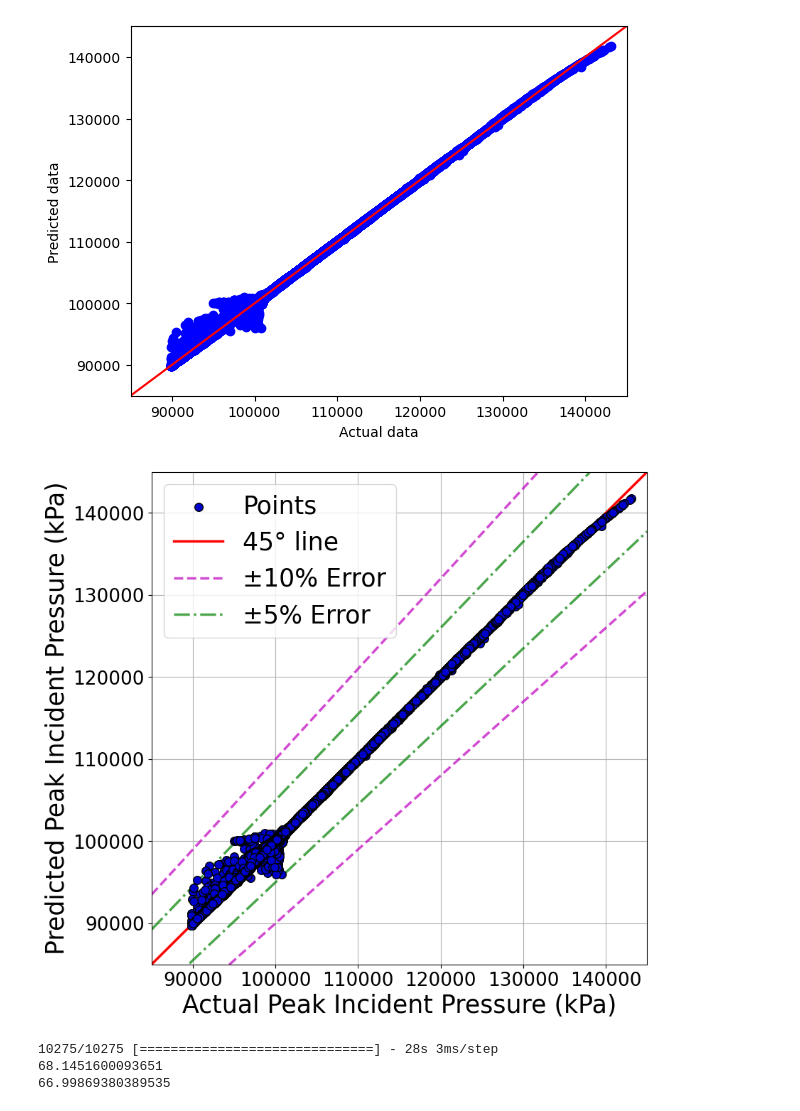
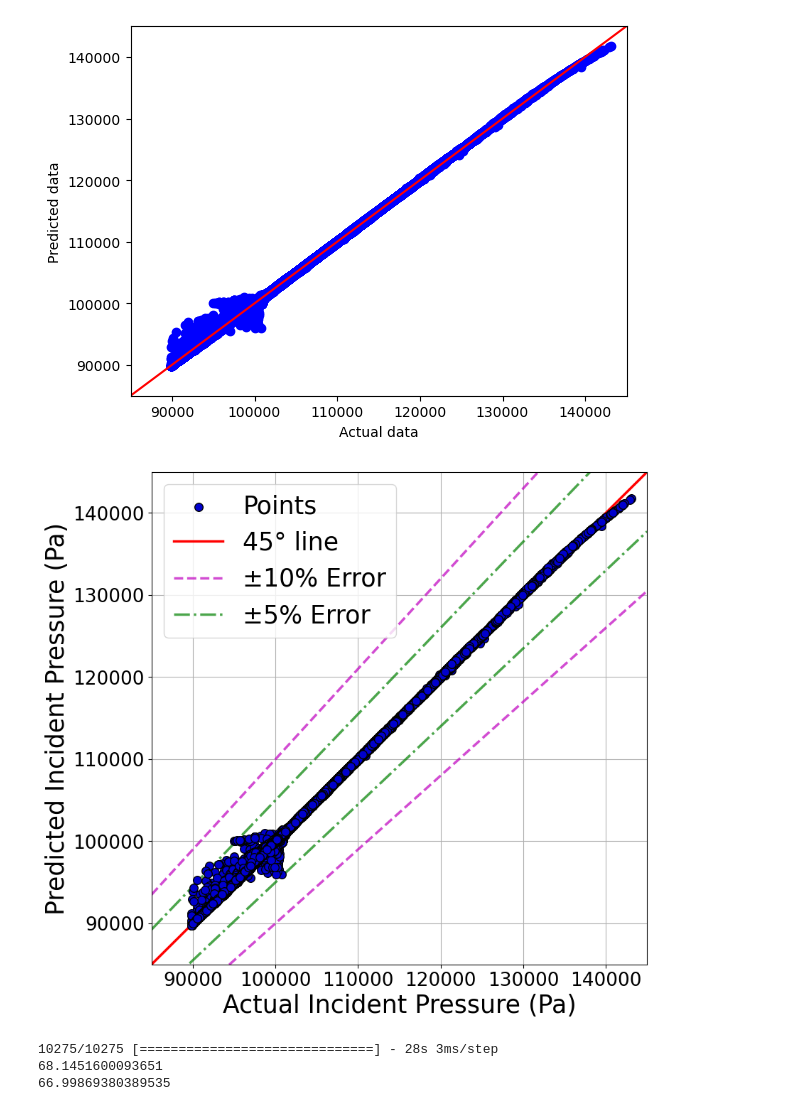
Before and after one commit to ChamodiWidanage/Pressure_history_2, a Jupyter notebook: Pressure_profiles_codes_section_3_regression/Profile_ANN_model_1.ipynb, the cells around one changed output. Cells and saved outputs as stored; diff of their text form; code cells hidden in the pictures.

```diff
--- a/Pressure_profiles_codes_section_3_regression/Profile_ANN_model_1.ipynb
+++ b/Pressure_profiles_codes_section_3_regression/Profile_ANN_model_1.ipynb
@@ -393,37 +393,37 @@ fig1, ax1 = plt.subplots(figsize = (9, 9))
 ax1.scatter(y_test, y_pred, s=70, alpha=1, edgecolors="k",c='mediumblue',zorder=5, label = 'Points')
 
 
-plt.ylabel('Predicted Peak Incident Pressure (kPa)',fontsize = 25)
-plt.xlabel('Actual Peak Incident Pressure (kPa)',fontsize = 25)
+plt.ylabel('Predicted Incident Pressure (Pa)',fontsize = 25)
+plt.xlabel('Actual Incident Pressure (Pa)',fontsize = 25)
 plt.xticks(fontsize = 19)
 plt.yticks(fontsize = 19)
 
 
 x1 = np.linspace(85000,145000)
 
 plt.plot(x1, x1, 'Red', label='45\N{DEGREE SIGN} line',lw=2.5,alpha=1)
 plt.plot(x1, 1.1*x1, '--m', label='\u00B110% Error',lw=2.5,alpha=0.7)
 plt.plot(x1, 0.9*x1,'m', linestyle='--',lw=2.5,alpha=0.7)
 plt.plot(x1, 1.05*x1, '-.g', label='\u00B15% Error',lw=2.5,alpha=0.7)
 plt.plot(x1, 0.95*x1,'-.g',lw=2.5,alpha=0.7)
 
 plt.ylim(85000,145000)
 plt.xlim(85000,145000)
 plt.legend(loc='upper left',fontsize = 25)
 
 plt.grid()
 
 ax1.spines['left'].set_color('black')        # setting up Y-axis tick color to red
 ax1.spines['bottom'].set_color('black')         #setting up above X-axis tick color to red
 
 
 
 #ax1.annotate("$R^2$ = {:.3f}".format(r2), (2500, 1000),fontsize = 25)  #Model is called here
 #ax1.annotate("Adj.$R^2$ = {:.3f}".format(adj_r2), (2500, 750),fontsize = 25)
 
 #plt.savefig('plot1.png', dpi = 600, bbox_inches = 'tight')
 # %% [output]
-[figure, old version]
+[figure, new version]
 # %%
 # metrics
 trainpreds = ann.predict(X_train)
```
Also changed, not shown: 11 other files.
